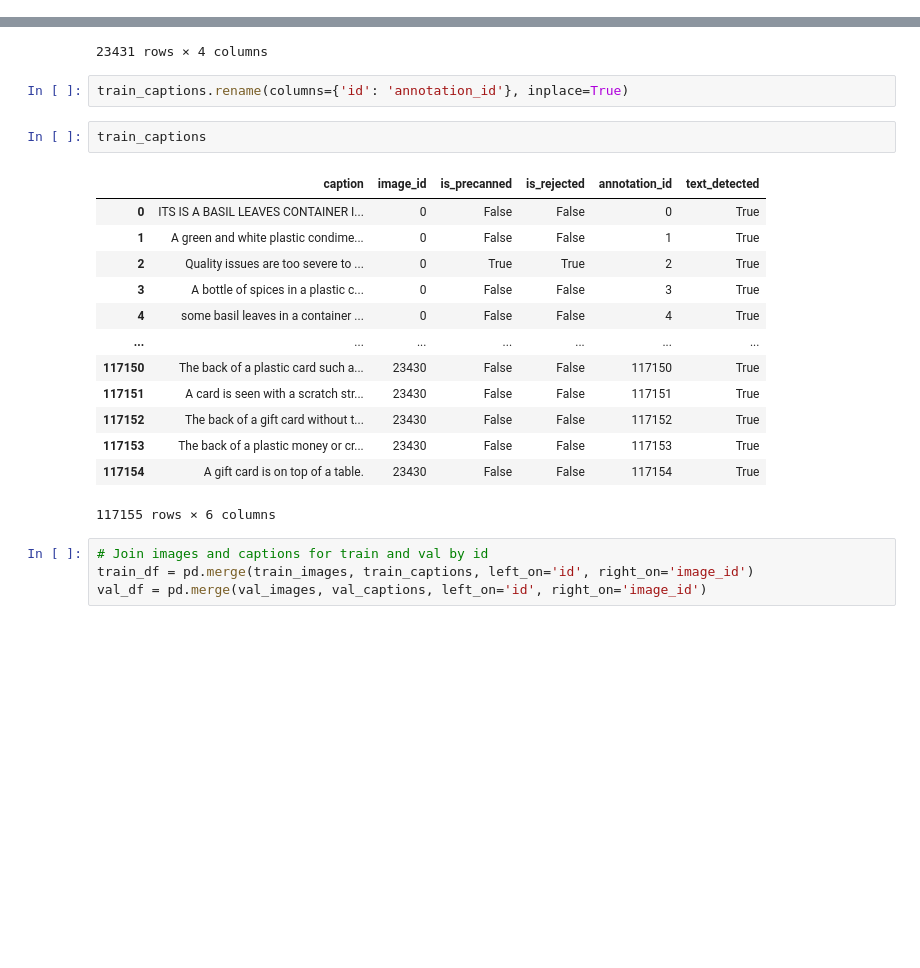
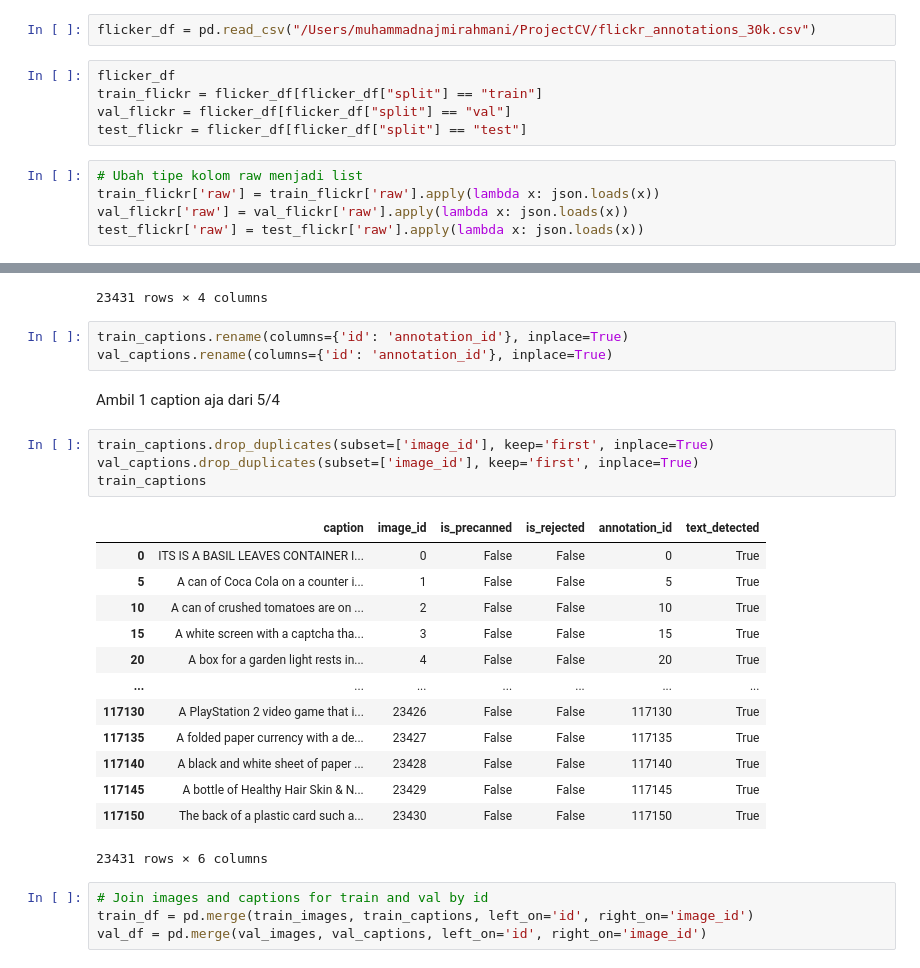
Before and after one commit to 6n6j6m/Image-Captioning-using-ViT-and-TransformerDecoder, a Jupyter notebook: experimental.ipynb, the cells around one changed output, grey strips where cells are left out. Cells and saved outputs as stored; diff of their text form; blank space fills up the shorter version.

```diff
--- a/experimental.ipynb
+++ b/experimental.ipynb
@@ -32,0 +31,12 @@ Seed set to 42
+# %%
+flicker_df = pd.read_csv("/Users/muhammadnajmirahmani/ProjectCV/flickr_annotations_30k.csv")
+# %%
+flicker_df
+train_flickr = flicker_df[flicker_df["split"] == "train"]
+val_flickr = flicker_df[flicker_df["split"] == "val"]
+test_flickr = flicker_df[flicker_df["split"] == "test"]
+# %%
+# Ubah tipe kolom raw menjadi list
+train_flickr['raw'] = train_flickr['raw'].apply(lambda x: json.loads(x))
+val_flickr['raw'] = val_flickr['raw'].apply(lambda x: json.loads(x))
+test_flickr['raw'] = test_flickr['raw'].apply(lambda x: json.loads(x))
@@ -68,22 +151,27 @@ train_images
 23431 rows × 4 columns
 # %%
 train_captions.rename(columns={'id': 'annotation_id'}, inplace=True)
+val_captions.rename(columns={'id': 'annotation_id'}, inplace=True)
+# %% [markdown]
+Ambil 1 caption aja dari 5/4
 # %%
+train_captions.drop_duplicates(subset=['image_id'], keep='first', inplace=True)
+val_captions.drop_duplicates(subset=['image_id'], keep='first', inplace=True)
 train_captions
 # %% [output]
 |  | caption | image_id | is_precanned | is_rejected | annotation_id | text_detected |
 | 0 | ITS IS A BASIL LEAVES CONTAINER I... | 0 | False | False | 0 | True |
-| 1 | A green and white plastic condime... | 0 | False | False | 1 | True |
-| 2 | Quality issues are too severe to ... | 0 | True | True | 2 | True |
-| 3 | A bottle of spices in a plastic c... | 0 | False | False | 3 | True |
-| 4 | some basil leaves in a container ... | 0 | False | False | 4 | True |
+| 5 | A can of Coca Cola on a counter i... | 1 | False | False | 5 | True |
+| 10 | A can of crushed tomatoes are on ... | 2 | False | False | 10 | True |
+| 15 | A white screen with a captcha tha... | 3 | False | False | 15 | True |
+| 20 | A box for a garden light rests in... | 4 | False | False | 20 | True |
 | ... | ... | ... | ... | ... | ... | ... |
+| 117130 | A PlayStation 2 video game that i... | 23426 | False | False | 117130 | True |
+| 117135 | A folded paper currency with a de... | 23427 | False | False | 117135 | True |
+| 117140 | A black and white sheet of paper ... | 23428 | False | False | 117140 | True |
+| 117145 | A bottle of Healthy Hair Skin & N... | 23429 | False | False | 117145 | True |
 | 117150 | The back of a plastic card such a... | 23430 | False | False | 117150 | True |
-| 117151 | A card is seen with a scratch str... | 23430 | False | False | 117151 | True |
-| 117152 | The back of a gift card without t... | 23430 | False | False | 117152 | True |
-| 117153 | The back of a plastic money or cr... | 23430 | False | False | 117153 | True |
-| 117154 | A gift card is on top of a table. | 23430 | False | False | 117154 | True |
-117155 rows × 6 columns
+23431 rows × 6 columns
 # %%
 # Join images and captions for train and val by id
 train_df = pd.merge(train_images, train_captions, left_on='id', right_on='image_id')
```
Also changed, not shown: parts of 35 cells of this notebook, 1 other file.
